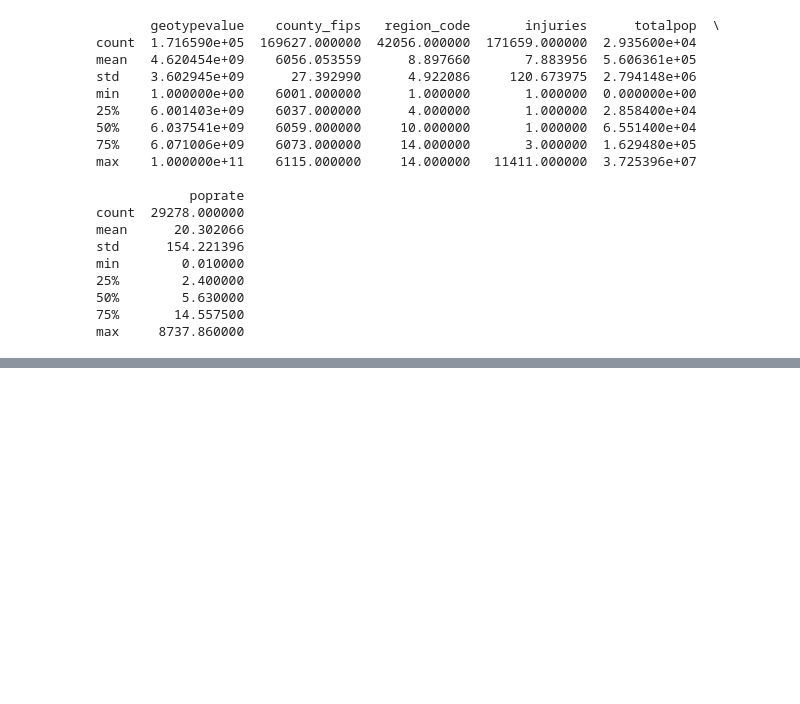
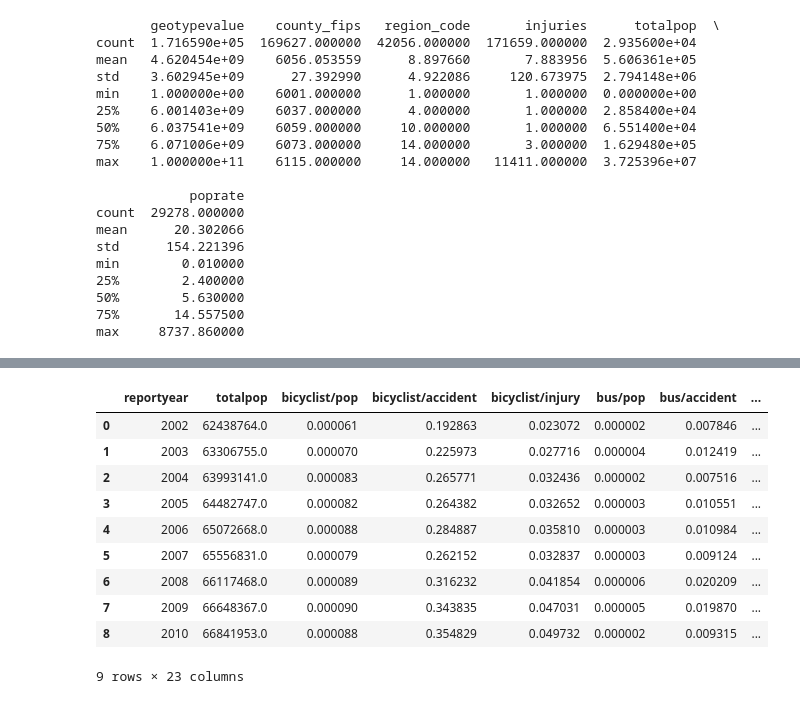
Before and after one commit to PadmaGuna/Project1, a Jupyter notebook: Monica.ipynb, the cells around one changed output, grey strips where cells are left out. Cells and saved outputs as stored; diff of their text form; code cells hidden in the pictures; blank space fills up the shorter version.

```diff
--- a/Monica.ipynb
+++ b/Monica.ipynb
@@ -471,0 +531,56 @@ yearly_injuries
+# %%
+#accidents per capita
+accidents_per_capita = pd.merge(total_pop_df, yearly_accidents, on="reportyear", how="inner")
+accidents_per_capita['accidents_per_capita'] = accidents_per_capita['count'] / accidents_per_capita['totalpop']
+accidents_per_capita
+
+# # #injuries per capita
+injuries_per_capita = pd.merge(total_pop_df, yearly_injuries, on="reportyear", how="inner")
+injuries_per_capita['injuries_per_capita'] = injuries_per_capita['injuries'] / injuries_per_capita['totalpop']
+injuries_per_capita
+
+# #injuries by mode per capita
+injurymode_per_capita = pd.merge(total_pop_df, mode_by_year, on="reportyear", how="inner")
+
+
+total_pop_df["bicyclist/pop"] = injurymode_per_capita["Bicyclist"]/injurymode_per_capita["totalpop"]
+total_pop_df["bicyclist/accident"] = injurymode_per_capita["Bicyclist"]/accidents_per_capita["count"]
+total_pop_df["bicyclist/injury"] = injurymode_per_capita["Bicyclist"]/injuries_per_capita["injuries"]
+
+total_pop_df["bus/pop"] = injurymode_per_capita["Bus"]/injurymode_per_capita["totalpop"]
+total_pop_df["bus/accident"] = injurymode_per_capita["Bus"]/accidents_per_capita["count"]
+total_pop_df["bus/injury"] = injurymode_per_capita["Bus"]/injuries_per_capita["injuries"]
+
+total_pop_df["carpickup/pop"] = injurymode_per_capita["Car/Pickup"]/injurymode_per_capita["totalpop"]
+total_pop_df["carpickup/accident"] = injurymode_per_capita["Car/Pickup"]/accidents_per_capita["count"]
+total_pop_df["carpickup/injury"] = injurymode_per_capita["Car/Pickup"]/injuries_per_capita["injuries"]
+
+total_pop_df["motorcycle/pop"] = injurymode_per_capita["Motorcycle"]/injurymode_per_capita["totalpop"]
+total_pop_df["motorcycle/accident"] = injurymode_per_capita["Motorcycle"]/accidents_per_capita["count"]
+total_pop_df["motorcycle/injury"] = injurymode_per_capita["Motorcycle"]/injuries_per_capita["injuries"]
+
+total_pop_df["ped/pop"] = injurymode_per_capita["Pedestrian"]/injurymode_per_capita["totalpop"]
+total_pop_df["ped/accident"] = injurymode_per_capita["Pedestrian"]/accidents_per_capita["count"]
+total_pop_df["ped/injury"] = injurymode_per_capita["Pedestrian"]/injuries_per_capita["injuries"]
+
+total_pop_df["truck/pop"] = injurymode_per_capita["Truck"]/injurymode_per_capita["totalpop"]
+total_pop_df["truck/accident"] = injurymode_per_capita["Truck"]/accidents_per_capita["count"]
+total_pop_df["truck/injury"] = injurymode_per_capita["Truck"]/injuries_per_capita["injuries"]
+
+total_pop_df["vehicles/pop"] = injurymode_per_capita["Vehicles"]/injurymode_per_capita["totalpop"]
+total_pop_df["vehicles/accident"] = injurymode_per_capita["Vehicles"]/accidents_per_capita["count"]
+total_pop_df["vehicles/injury"] = injurymode_per_capita["Vehicles"]/injuries_per_capita["injuries"]
+
+total_pop_df
+# %% [output]
+|  | reportyear | totalpop | bicyclist/pop | bicyclist/accident | bicyclist/injury | bus/pop | bus/accident | ... |
+| 0 | 2002 | 62438764.0 | 0.000061 | 0.192863 | 0.023072 | 0.000002 | 0.007846 | ... |
+| 1 | 2003 | 63306755.0 | 0.000070 | 0.225973 | 0.027716 | 0.000004 | 0.012419 | ... |
+| 2 | 2004 | 63993141.0 | 0.000083 | 0.265771 | 0.032436 | 0.000002 | 0.007516 | ... |
+| 3 | 2005 | 64482747.0 | 0.000082 | 0.264382 | 0.032652 | 0.000003 | 0.010551 | ... |
+| 4 | 2006 | 65072668.0 | 0.000088 | 0.284887 | 0.035810 | 0.000003 | 0.010984 | ... |
+| 5 | 2007 | 65556831.0 | 0.000079 | 0.262152 | 0.032837 | 0.000003 | 0.009124 | ... |
+| 6 | 2008 | 66117468.0 | 0.000089 | 0.316232 | 0.041854 | 0.000006 | 0.020209 | ... |
+| 7 | 2009 | 66648367.0 | 0.000090 | 0.343835 | 0.047031 | 0.000005 | 0.019870 | ... |
+| 8 | 2010 | 66841953.0 | 0.000088 | 0.354829 | 0.049732 | 0.000002 | 0.009315 | ... |
+9 rows × 23 columns
```
Also changed, not shown: parts of 15 cells of this notebook.
